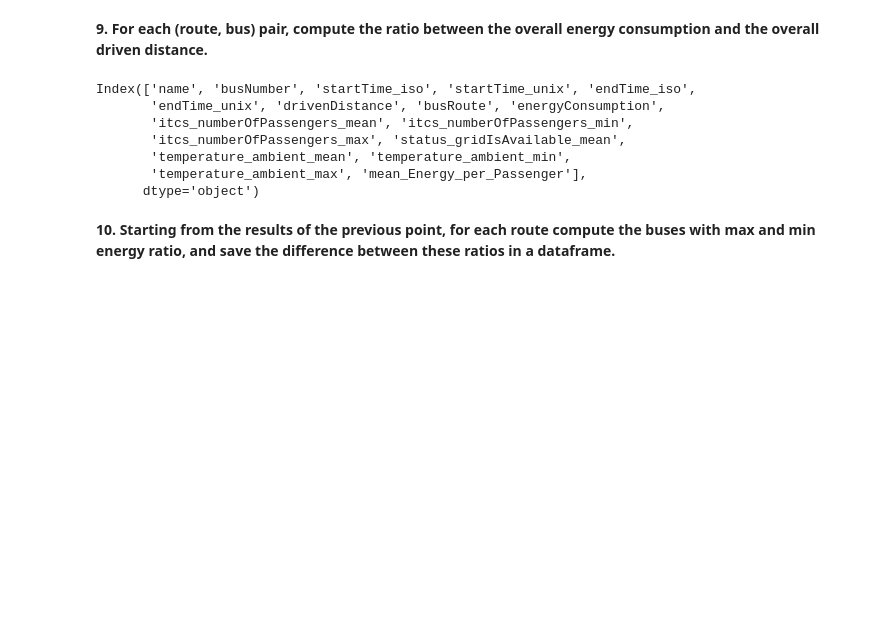
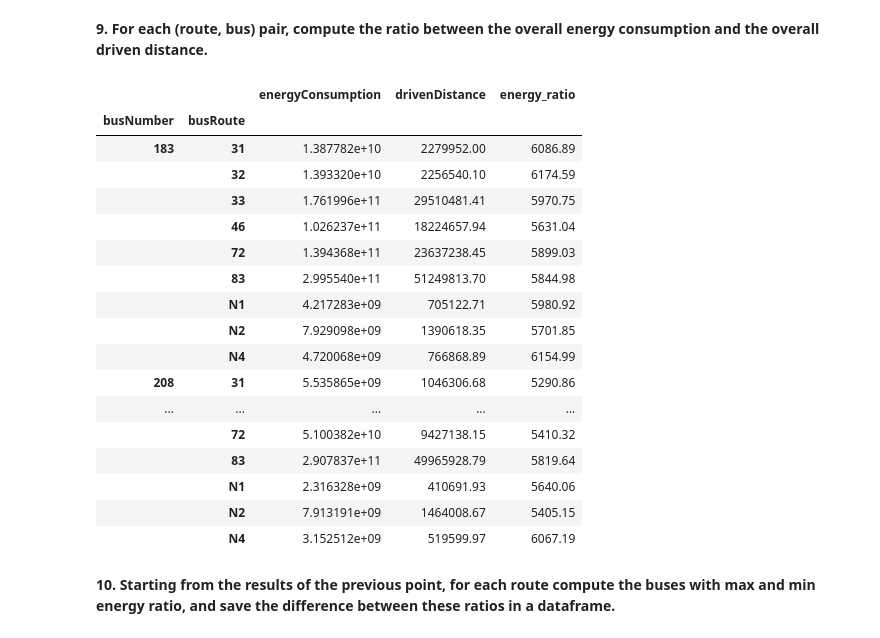
Before and after one commit to sime-99/Project_2023_Bentley_Simeoni, a Jupyter notebook: Project_Bentley_Simeoni.ipynb, the cells around one changed output. Drawn from its saved outputs; the diff is of its cells as text; code cells hidden in the pictures; blank space fills up the shorter version.

```diff
--- a/Project_Bentley_Simeoni.ipynb
+++ b/Project_Bentley_Simeoni.ipynb
@@ -220,12 +178,25 @@ Length: 295, dtype: int64
 # %% [markdown]
 **9. For each (route, bus) pair, compute the ratio between the overall energy consumption and the overall driven distance.**
 # %%
-trips.columns
+overall = trips[trips['busRoute']!='-'].groupby(['busNumber', 'busRoute'])[['energyConsumption','drivenDistance']].sum()
+overall['energy_ratio'] = round(overall['energyConsumption']/overall['drivenDistance'], 2)
+overall
 # %% [output]
-Index(['name', 'busNumber', 'startTime_iso', 'startTime_unix', 'endTime_iso',
-       'endTime_unix', 'drivenDistance', 'busRoute', 'energyConsumption',
-       'itcs_numberOfPassengers_mean', 'itcs_numberOfPassengers_min',
-       'itcs_numberOfPassengers_max', 'status_gridIsAvailable_mean',
-       'temperature_ambient_mean', 'temperature_ambient_min',
-       'temperature_ambient_max', 'mean_Energy_per_Passenger'],
-      dtype='object')
+|  |  | energyConsumption | drivenDistance | energy_ratio |
+| busNumber | busRoute |  |  |  |
+| 183 | 31 | 1.387782e+10 | 2279952.00 | 6086.89 |
+|  | 32 | 1.393320e+10 | 2256540.10 | 6174.59 |
+|  | 33 | 1.761996e+11 | 29510481.41 | 5970.75 |
+|  | 46 | 1.026237e+11 | 18224657.94 | 5631.04 |
+|  | 72 | 1.394368e+11 | 23637238.45 | 5899.03 |
+|  | 83 | 2.995540e+11 | 51249813.70 | 5844.98 |
+|  | N1 | 4.217283e+09 | 705122.71 | 5980.92 |
+|  | N2 | 7.929098e+09 | 1390618.35 | 5701.85 |
+|  | N4 | 4.720068e+09 | 766868.89 | 6154.99 |
+| 208 | 31 | 5.535865e+09 | 1046306.68 | 5290.86 |
+| ... | ... | ... | ... | ... |
+|  | 72 | 5.100382e+10 | 9427138.15 | 5410.32 |
+|  | 83 | 2.907837e+11 | 49965928.79 | 5819.64 |
+|  | N1 | 2.316328e+09 | 410691.93 | 5640.06 |
+|  | N2 | 7.913191e+09 | 1464008.67 | 5405.15 |
+|  | N4 | 3.152512e+09 | 519599.97 | 6067.19 |
```
Also changed, not shown: parts of 22 cells of this notebook.
